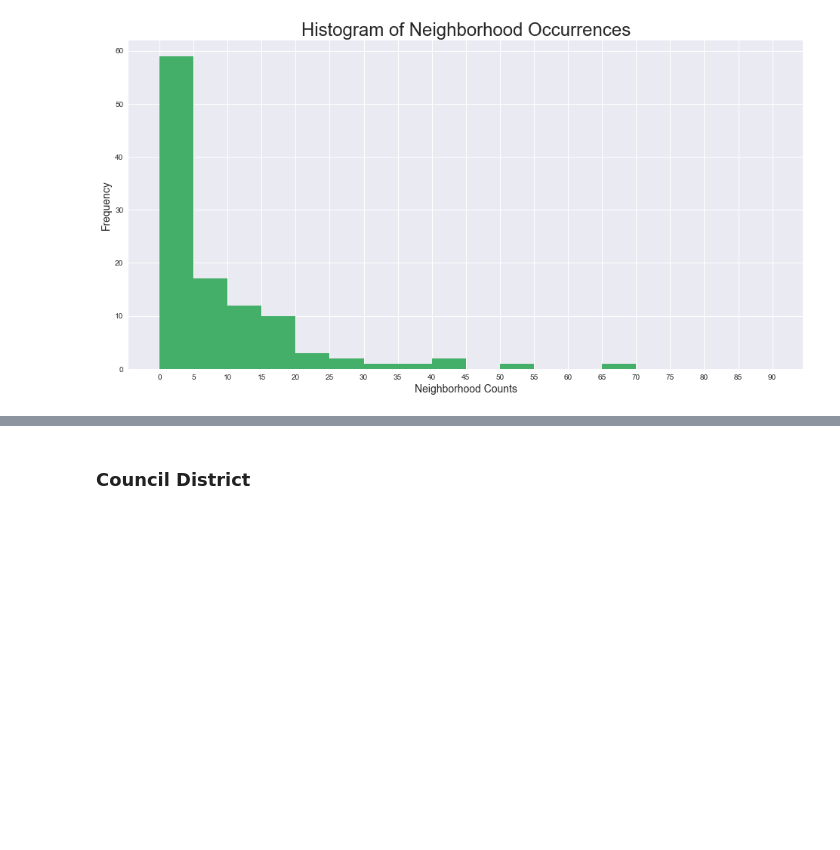
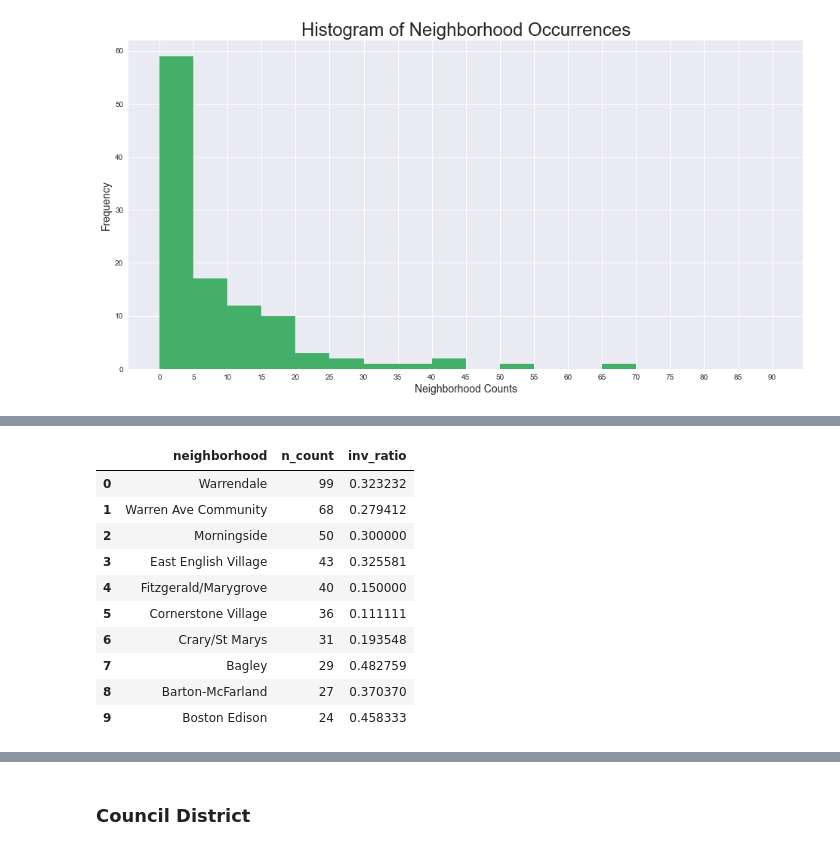
Before and after one commit to davidluther/Metis-Projects, a Jupyter notebook: 3-detroit-auctions/code/20-mcnulty-viz.ipynb, the cells around one changed output, grey strips where cells are left out. Drawn from its saved outputs; the diff is of its cells as text; code cells hidden in the pictures; blank space fills up the shorter version.

```diff
--- a/3-detroit-auctions/code/20-mcnulty-viz.ipynb
+++ b/3-detroit-auctions/code/20-mcnulty-viz.ipynb
@@ -277,2 +304,27 @@ nhcounts = (auctions
+# %%
+def add_inv_ratios(row):
+    """Calculates investor ratio for each neighborhood, use via .apply() method"""
+
+    nhood = row[0] # same as row.neighborhood
+    auc_sub = auctions[auctions.neighborhood == nhood]
+
+    inv_ratio = auc_sub[auc_sub.purchasertype == 'Investor'].shape[0] / auc_sub.shape[0]
+
+    return inv_ratio
+# %%
+nhcounts['inv_ratio'] = nhcounts.apply(add_inv_ratios, axis=1)
+nhcounts.head(10)
+# %% [output]
+|  | neighborhood | n_count | inv_ratio |
+| 0 | Warrendale | 99 | 0.323232 |
+| 1 | Warren Ave Community | 68 | 0.279412 |
+| 2 | Morningside | 50 | 0.300000 |
+| 3 | East English Village | 43 | 0.325581 |
+| 4 | Fitzgerald/Marygrove | 40 | 0.150000 |
+| 5 | Cornerstone Village | 36 | 0.111111 |
+| 6 | Crary/St Marys | 31 | 0.193548 |
+| 7 | Bagley | 29 | 0.482759 |
+| 8 | Barton-McFarland | 27 | 0.370370 |
+| 9 | Boston Edison | 24 | 0.458333 |
 # %%
 # adds ratio of investors to neighborhoods
```
Also changed, not shown: parts of 11 cells of this notebook, 4 other files.
